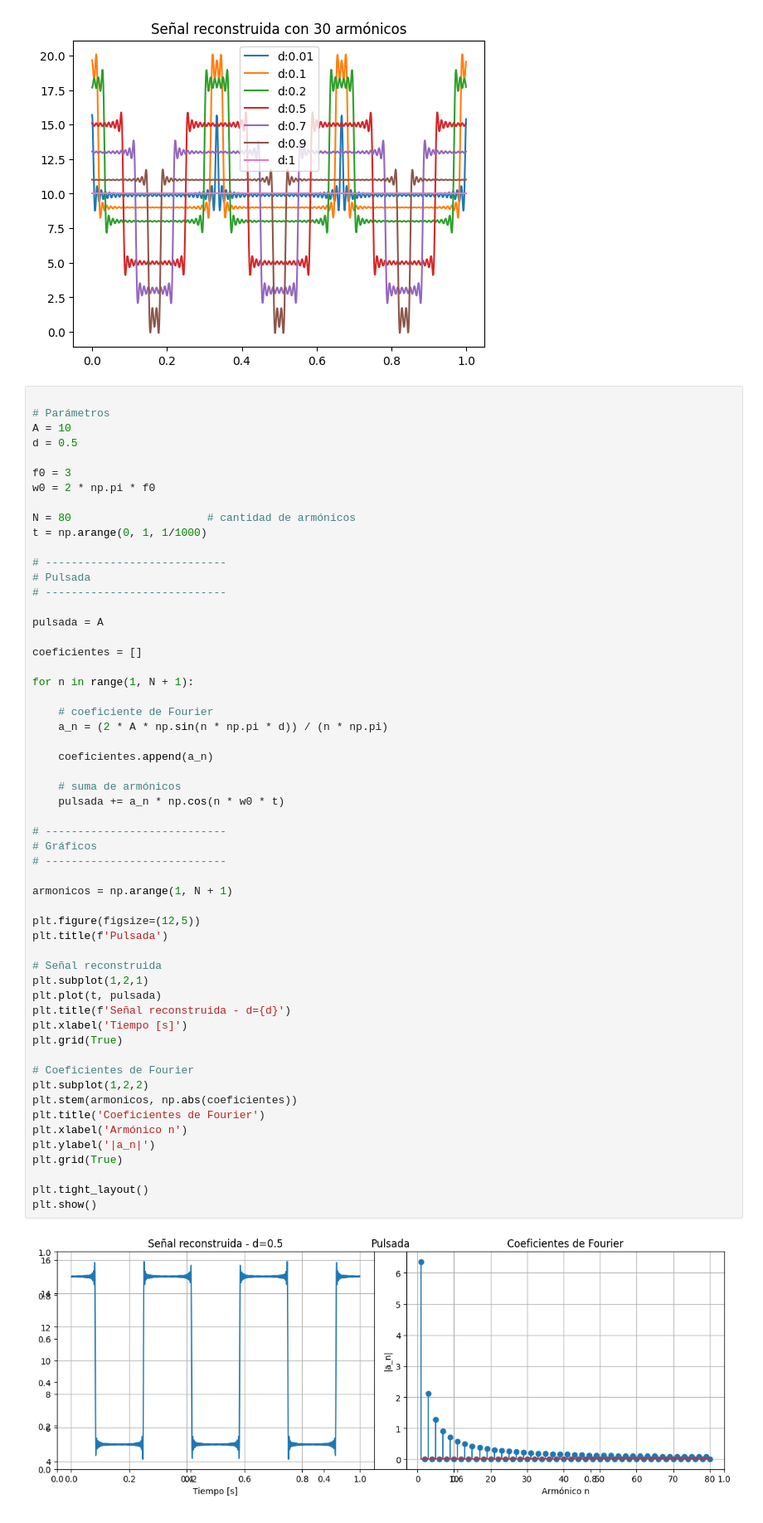
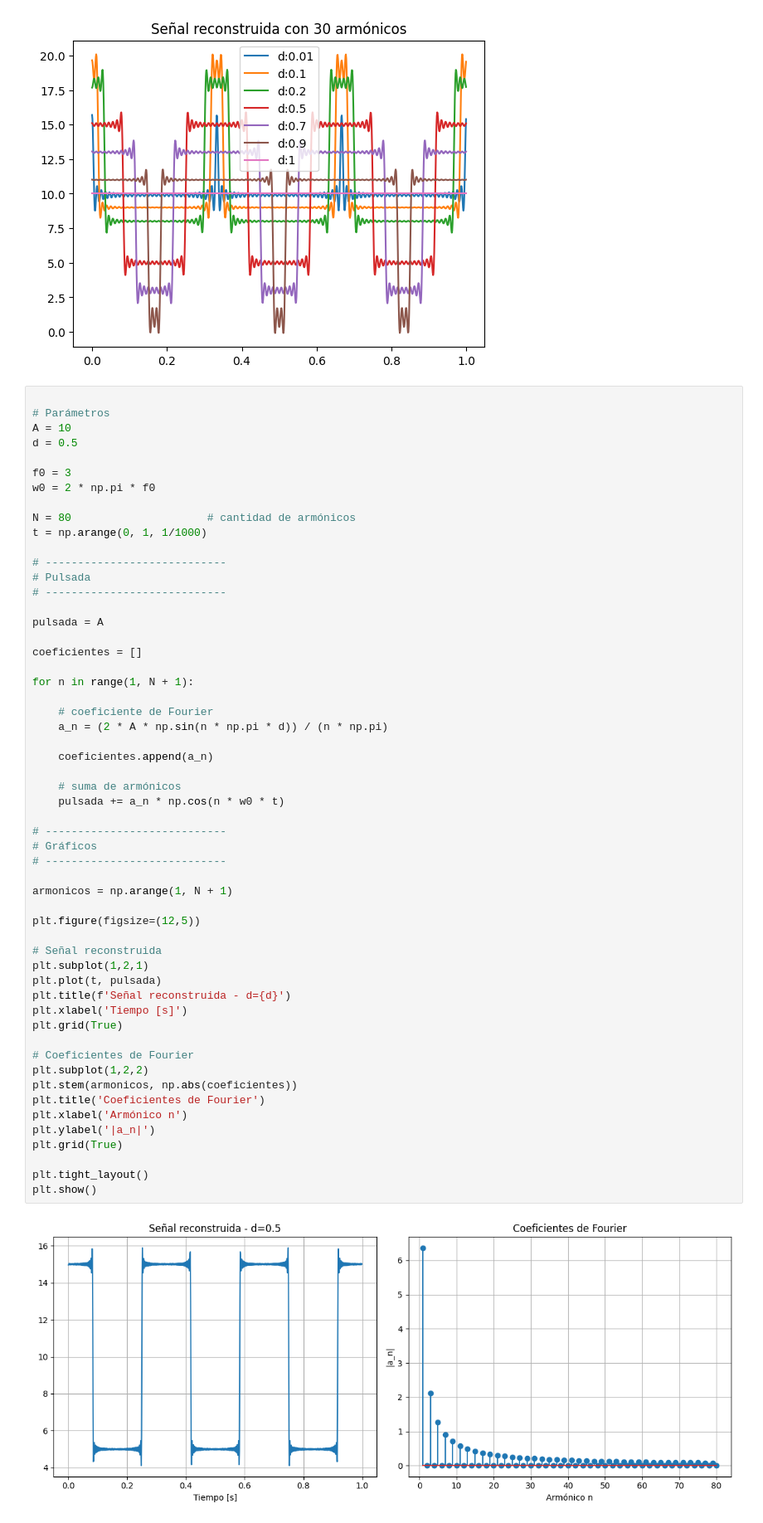
Before and after one commit to Dowhyj32/Modelado-Continuo, a Jupyter notebook: Analisis de Fourier/Labo/Ej_4.ipynb, the cells around one changed output. Shown at 83% size. Saved outputs shown, nothing was run; the diff lists cells and outputs as text.

```diff
--- a/Analisis de Fourier/Labo/Ej_4.ipynb
+++ b/Analisis de Fourier/Labo/Ej_4.ipynb
@@ -56,35 +56,34 @@ for n in range(1, N + 1):
 
     # suma de armónicos
     pulsada += a_n * np.cos(n * w0 * t)
 
 # ----------------------------
 # Gráficos
 # ----------------------------
 
 armonicos = np.arange(1, N + 1)
 
 plt.figure(figsize=(12,5))
-plt.title(f'Pulsada')
 
 # Señal reconstruida
 plt.subplot(1,2,1)
 plt.plot(t, pulsada)
 plt.title(f'Señal reconstruida - d={d}')
 plt.xlabel('Tiempo [s]')
 plt.grid(True)
 
 # Coeficientes de Fourier
 plt.subplot(1,2,2)
 plt.stem(armonicos, np.abs(coeficientes))
 plt.title('Coeficientes de Fourier')
 plt.xlabel('Armónico n')
 plt.ylabel('|a_n|')
 plt.grid(True)
 
 plt.tight_layout()
 plt.show()
 # %% [output]
-[figure, old version]
+[figure, new version]
 # %%
 # Parámetros
 A = 10
```
Also changed, not shown: parts of 3 cells of this notebook, 1 other file.
